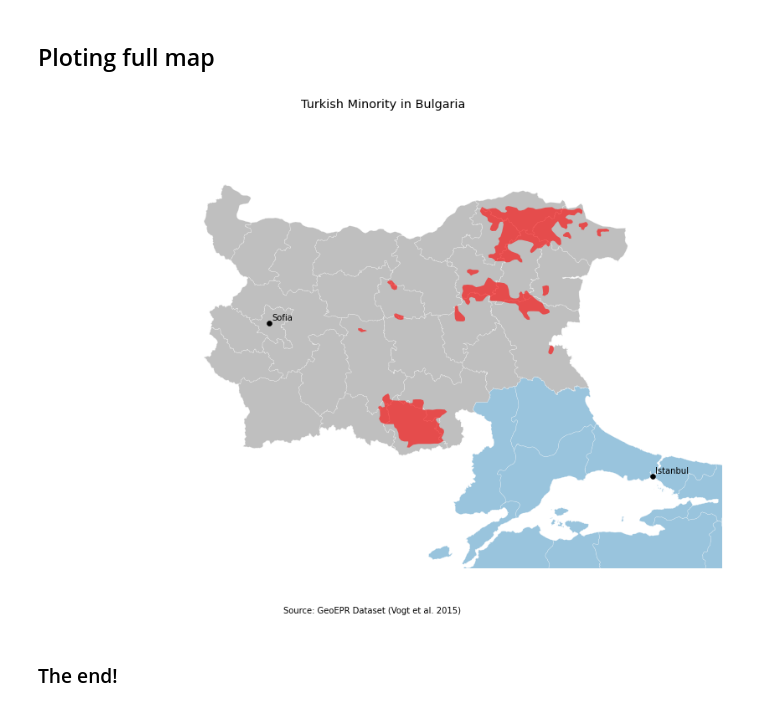
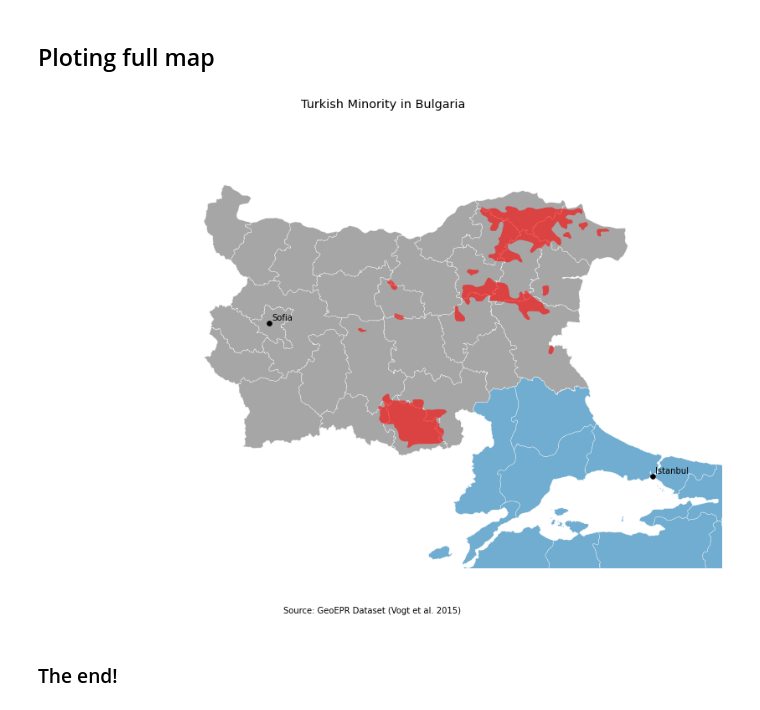
Before and after one commit to oneryigit/notebooks, a Jupyter notebook: Bulgarian_Turks.ipynb, the cells around one changed output. Saved outputs shown, nothing was run; the diff lists cells and outputs as text; code cells hidden in the pictures.

```diff
--- a/Bulgarian_Turks.ipynb
+++ b/Bulgarian_Turks.ipynb
@@ -129,27 +147,27 @@ city_geo.plot() # the points are actually Sofia and Istanbul :)
 # %%
 plt.style.use('ggplot')
 
 fig, ax= plt.subplots(figsize=(15,10))
 
-BUL.plot(ax=ax,color='gray', edgecolor='w',alpha=0.5) #Bulgaria
-TR.plot(ax=ax, edgecolor='w', alpha=0.5) #Turkey
+BUL.plot(ax=ax,color='gray', edgecolor='w',alpha=0.7) #Bulgaria
+TR.plot(ax=ax, edgecolor='w', alpha=0.7) #Turkey
 turk_bul.plot(ax=ax,color='r', alpha=0.6) #Turkish minority
 city_geo.plot(ax=ax, color='k') #city points
 
 
 ax.set_title('Turkish Minority in Bulgaria')
 ax.axis([20,30, 40,45])
 ax.set_axis_off()
 
 
 for x, y, label in zip(city_geo.geometry.x, city_geo.geometry.y, city_geo.city):
     ax.annotate(label, xy=(x, y), xytext=(3, 3), textcoords="offset points")
 
 txt="Source: GeoEPR Dataset (Vogt et al. 2015)"
 plt.figtext(0.5, 0.05, txt, wrap=True, horizontalalignment='center', fontsize=10);
 
-#fig.savefig('Turkish Minority in Bulgaria.pdf')
+fig.savefig('Turkish Minority in Bulgaria.pdf')
 # %% [output]
-[figure, old version]
+[figure, new version]
 # %% [markdown]
 ### The end!
```
Also changed, not shown: parts of 1 cell of this notebook.
